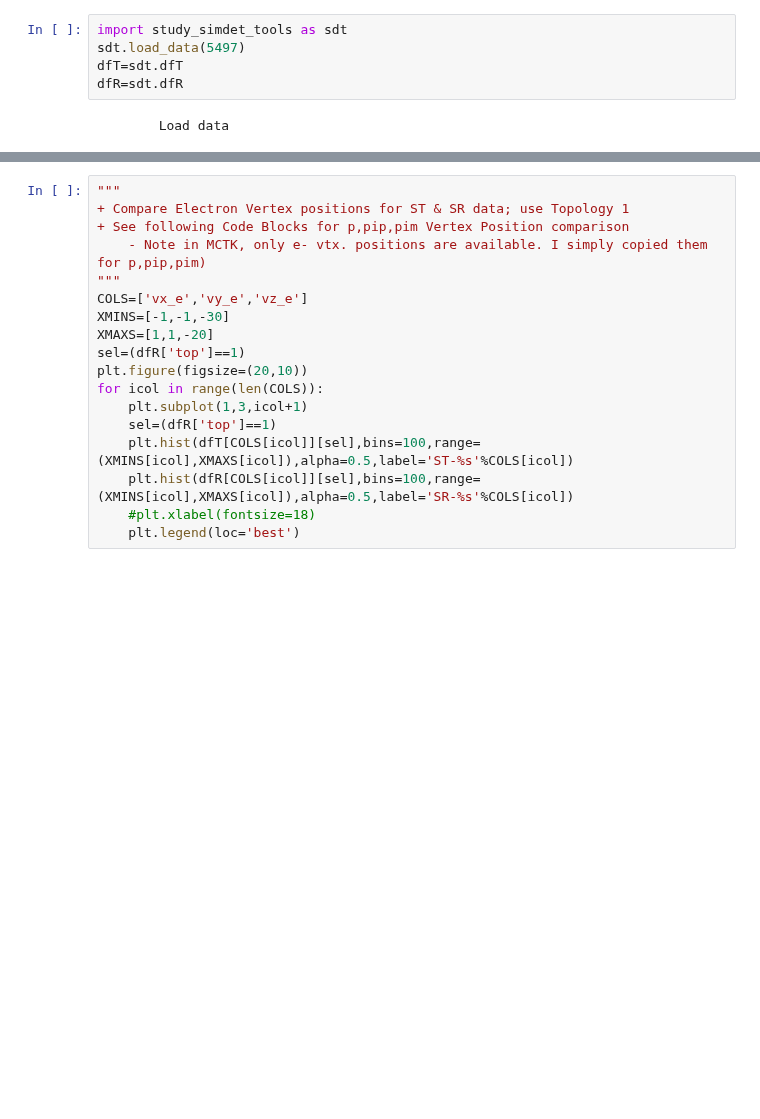
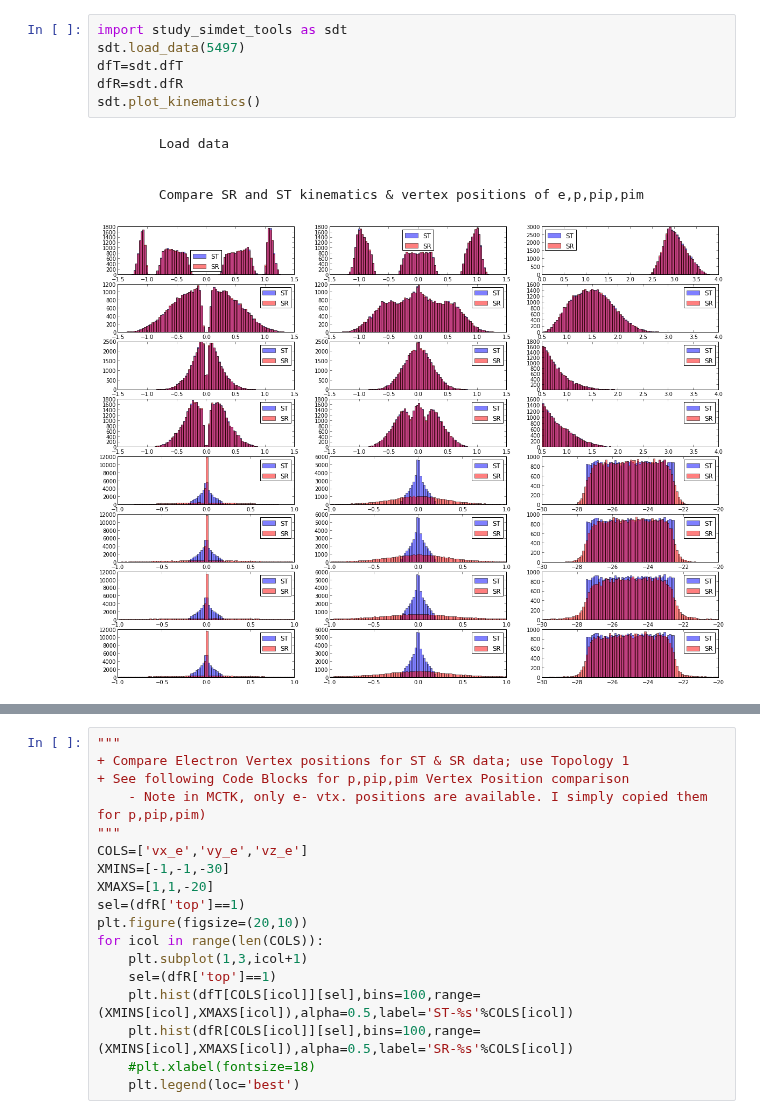
Before and after one commit to arjun-trivedi/ana2pi, a Jupyter notebook: sub_studies/setup_sim_CentOS6/nb-play_d2piDF.ipynb, the cells around one changed output, grey strips where cells are left out. Drawn from its saved outputs; the diff is of its cells as text; blank space fills up the shorter version.

```diff
--- a/sub_studies/setup_sim_CentOS6/nb-play_d2piDF.ipynb
+++ b/sub_studies/setup_sim_CentOS6/nb-play_d2piDF.ipynb
@@ -1,7 +1,12 @@
 # %%
 import study_simdet_tools as sdt
 sdt.load_data(5497)
 dfT=sdt.dfT
 dfR=sdt.dfR
+sdt.plot_kinematics()
 # %% [output]
         Load data
+
+
+        Compare SR and ST kinematics & vertex positions of e,p,pip,pim
+[figure, added]
```
Also changed, not shown: parts of 4 cells of this notebook, 1 other file.
